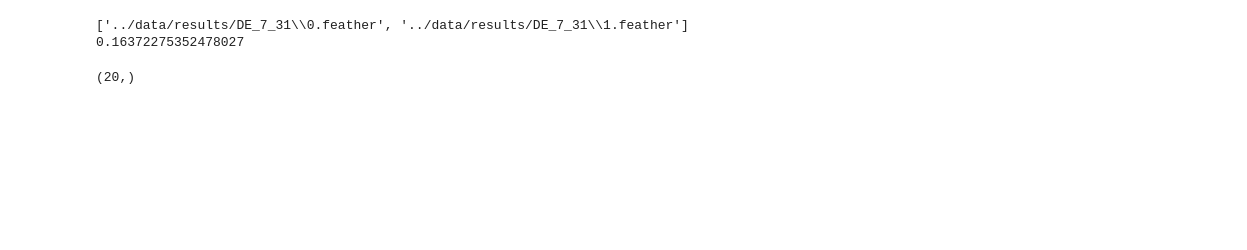
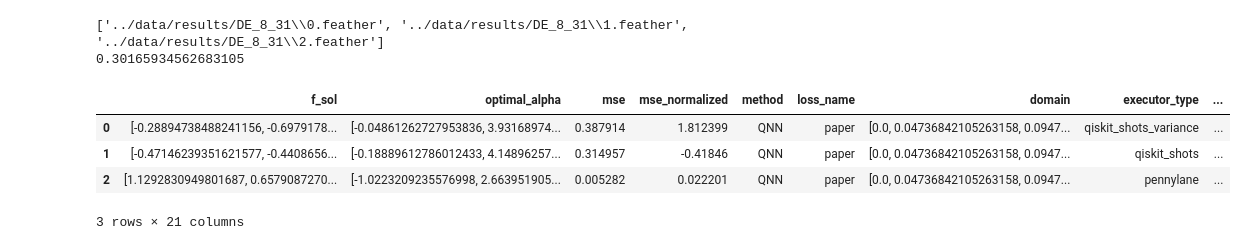
Before and after one commit to rupof/KernelDE, a Jupyter notebook: plotting_notebooks/local_plot_log_shots.ipynb, the cells around one changed output. Cells and saved outputs as stored; diff of their text form; code cells hidden in the pictures; blank space fills up the shorter version.

```diff
--- a/plotting_notebooks/local_plot_log_shots.ipynb
+++ b/plotting_notebooks/local_plot_log_shots.ipynb
@@ -11,14 +11,18 @@ from DE_Library.diferential_equation_functionals import *
 from matplotlib import rc
 rc('text', usetex=True)
 # %%
-results_QNN = load_feather_folder_as_pd("../data/results/DE_7_31")
+results_QNN = load_feather_folder_as_pd("../data/results/DE_8_31")
 # %% [output]
-['../data/results/DE_7_31\\0.feather', '../data/results/DE_7_31\\1.feather']
-0.16372275352478027
+['../data/results/DE_8_31\\0.feather', '../data/results/DE_8_31\\1.feather', '../data/results/DE_8_31\\2.feather']
+0.30165934562683105
-# %%
-results_QNN["f_sol"][0].shape
-# %% [output]
-(20,)
+# %%
+results_QNN
+# %% [output]
+|  | f_sol | optimal_alpha | mse | mse_normalized | method | loss_name | domain | executor_type | ... |
+| 0 | [-0.28894738488241156, -0.6979178... | [-0.04861262727953836, 3.93168974... | 0.387914 | 1.812399 | QNN | paper | [0.0, 0.04736842105263158, 0.0947... | qiskit_shots_variance | ... |
+| 1 | [-0.47146239351621577, -0.4408656... | [-0.18889612786012433, 4.14896257... | 0.314957 | -0.41846 | QNN | paper | [0.0, 0.04736842105263158, 0.0947... | qiskit_shots | ... |
+| 2 | [1.1292830949801687, 0.6579087270... | [-1.0223209235576998, 2.663951905... | 0.005282 | 0.022201 | QNN | paper | [0.0, 0.04736842105263158, 0.0947... | pennylane | ... |
+3 rows × 21 columns
 # %%
 x_line = np.linspace(0.01, 0.9, 20)
 f_odeint = odeint(mapping_of_derivatives_of_loss_functions["paper"], [1], x_line[:])[:,0].flatten()
```
Also changed, not shown: parts of 1 cell of this notebook, 10 other files.
